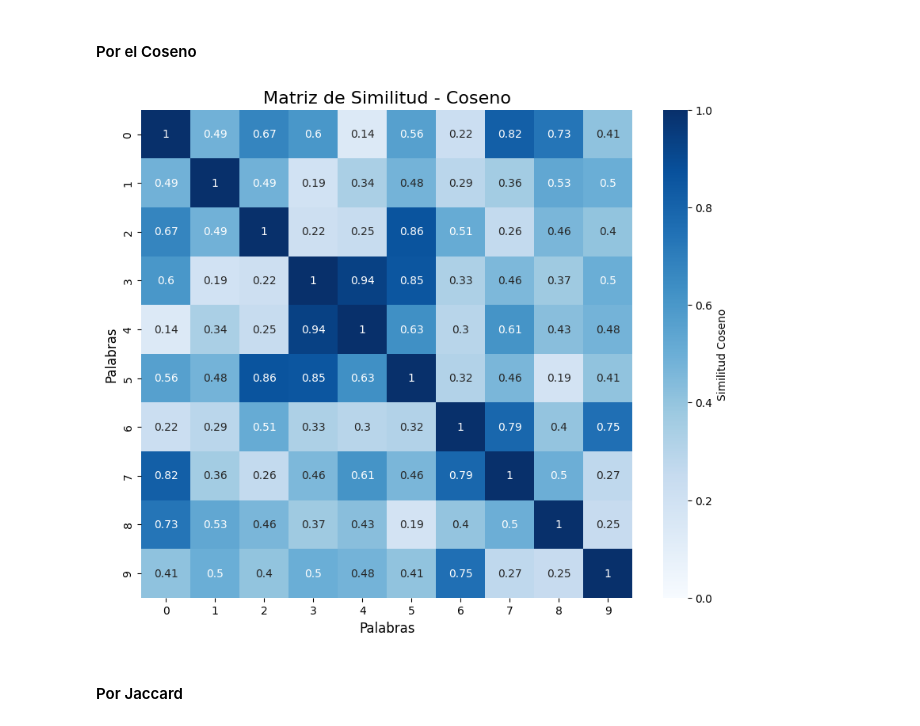
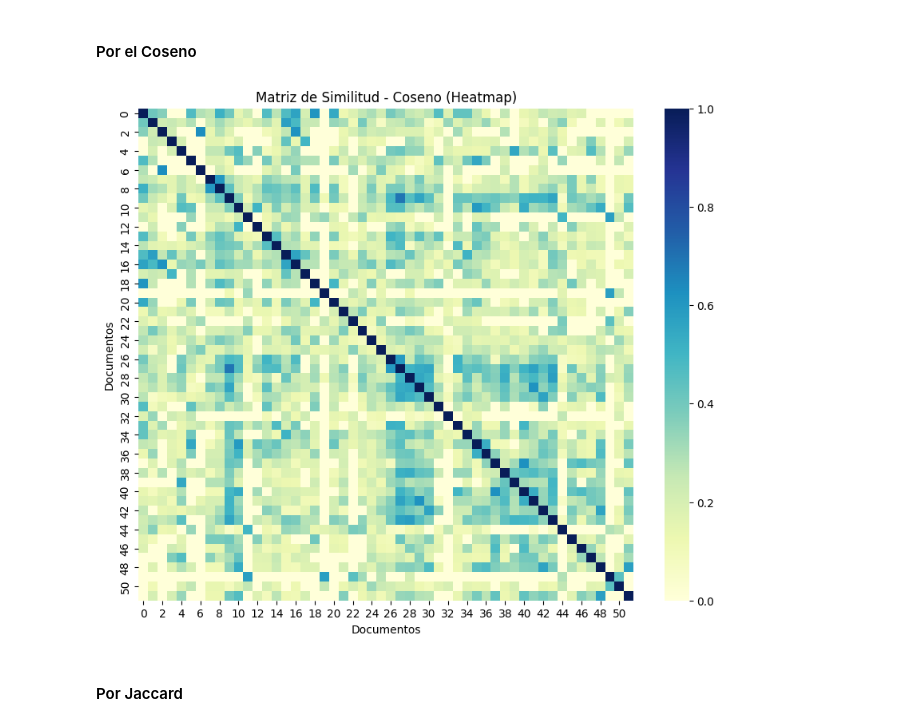
Before and after one commit to JossueJativa/InteligenciaArtificial2, a Jupyter notebook: TopicModeling.ipynb, the cells around one changed output. Cells and saved outputs as stored; diff of their text form; code cells hidden in the pictures.

```diff
--- a/TopicModeling.ipynb
+++ b/TopicModeling.ipynb
@@ -126,11 +125,16 @@ Tamaño de la DTM: (52, 84) (Documentos x Palabras únicas)
 # %%
 cos_sim_matrix = cosine_similarity(dtm_array)
 cos_sim_df = pd.DataFrame(cos_sim_matrix)
 
-print("Matriz de Similitud - Coseno:")
-print(cos_sim_df.round(2).head())
+# Visualizar la matriz de similitud como un mapa de calor
+plt.figure(figsize=(10, 8))
+sns.heatmap(cos_sim_df, cmap="YlGnBu", annot=False, cbar=True)
+plt.title("Matriz de Similitud - Coseno (Heatmap)")
+plt.xlabel("Documentos")
+plt.ylabel("Documentos")
+plt.show()
 # %% [output]
-[figure, old version]
+[figure, new version]
 # %% [markdown]
 #### Por Jaccard
 # %%
```
Also changed, not shown: parts of 12 cells of this notebook.
